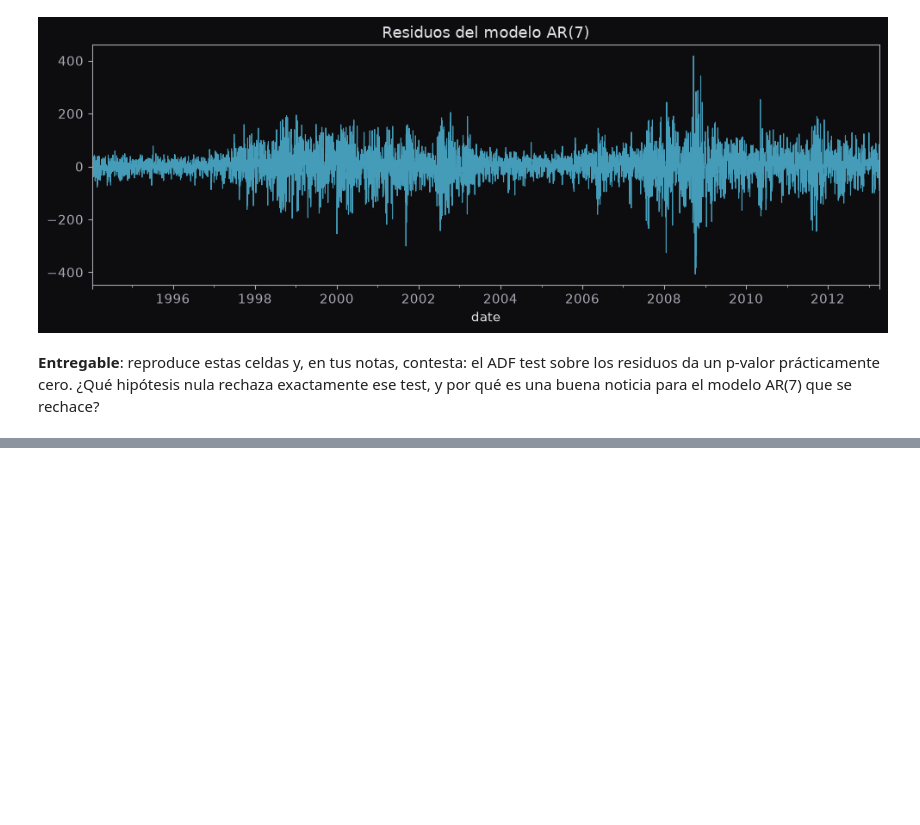
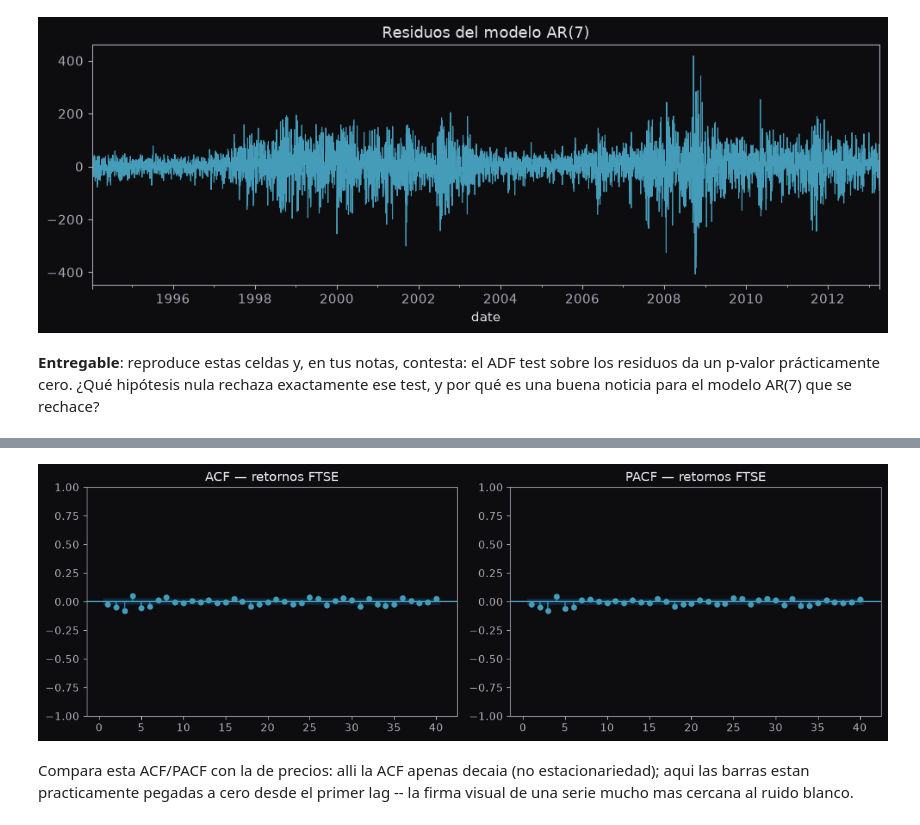
Before and after one commit to joanby/series-temporales-r-python, a Jupyter notebook: 05-modelos-ar/Python/02_ar_precios.ipynb, the cells around one changed output, grey strips where cells are left out. Saved outputs shown, nothing was run; the diff lists cells and outputs as text; code cells hidden in the pictures; blank space fills up the shorter version.

Commit message:
Módulo 5: añade AR sobre retornos (ACF/PACF, escalera LLR y residuos) contrastando con precios

```diff
--- a/05-modelos-ar/Python/02_ar_precios.ipynb
+++ b/05-modelos-ar/Python/02_ar_precios.ipynb
@@ -197,0 +202,3 @@ plt.show()
+# %%
+df["returns"] = df.market_value.pct_change(1) * 100
+df.head()
@@ -197,0 +213,12 @@ plt.show()
+# %%
+fig, axes = plt.subplots(1, 2, figsize=(12, 4))
+sgt.plot_acf(df.returns[1:], zero=False, lags=40, ax=axes[0], color="#449cb9")
+axes[0].set_title("ACF — retornos FTSE")
+sgt.plot_pacf(df.returns[1:], lags=40, alpha=0.05, zero=False, method="ols", ax=axes[1], color="#449cb9")
+axes[1].set_title("PACF — retornos FTSE")
+plt.tight_layout()
+plt.show()
+# %% [output]
+[figure, added]
+# %% [markdown]
+Compara esta ACF/PACF con la de precios: alli la ACF apenas decaia (no estacionariedad); aqui las barras estan practicamente pegadas a cero desde el primer lag -- la firma visual de una serie mucho mas cercana al ruido blanco.
```
Also changed, not shown: parts of 10 cells of this notebook.
